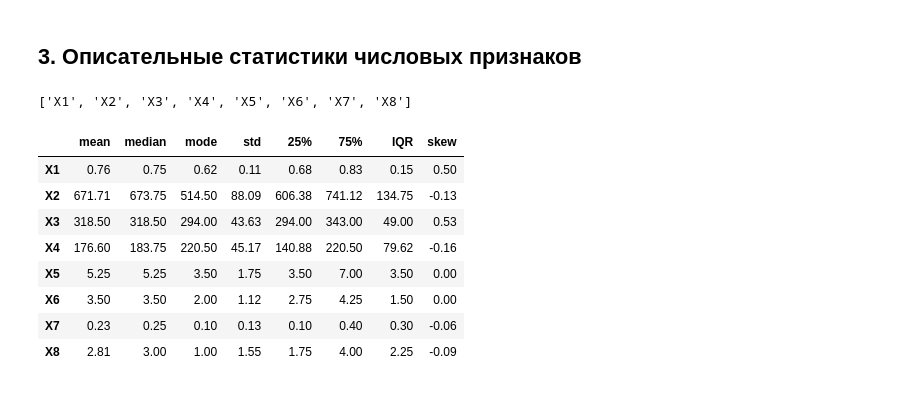
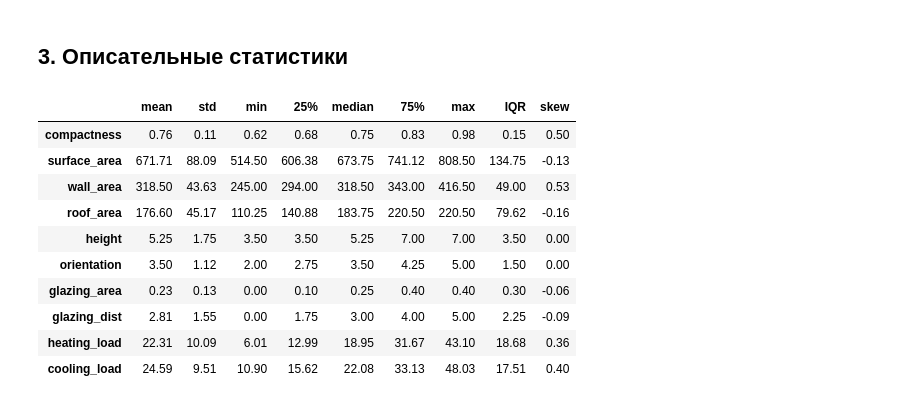
Before and after one commit to Ufguff/energy-intellectiual_systems, a Jupyter notebook: eda.ipynb, the cells around one changed output. Saved outputs shown, nothing was run; the diff lists cells and outputs as text; code cells hidden in the pictures.

```diff
--- a/eda.ipynb
+++ b/eda.ipynb
@@ -14,5 +148,5 @@ plt.rcParams["figure.dpi"] = 100
 # %%
-df = pd.read_excel("info/ENB2012_data.xlsx")
-print(df.shape)
+df = pd.read_excel("data/ENB2012_data.xlsx").rename(columns=RENAME)
+print(f"строк: {len(df)}, столбцов: {df.shape[1]}")
 df.head()
 # %% [output]
@@ -44,17 +178,2 @@ Data columns (total 10 columns):
 dtypes: float64(8), int64(2)
 memory usage: 60.1 KB
-# %%
-df.attrs["descriptions"] = {
-    "X1": "Relative Compactness",
-    "X2": "Surface Area",
-    "X3": "Wall Area",
-    "X4": "Roof Area",
-    "X5": "Overall Height",
-    "X6": "Orientation",
-    "X7": "Glazing Area",
-    "X8": "Glazing Area Distribution",
-    "Y1": "Heating Load",
-    "Y2": "Cooling Load",
-}
-
-df.attrs["descriptions"]["Y1"]
@@ -76,26 +285,23 @@ print(f"Полных дубликатов строк: {dup_count}")
 # %% [markdown]
-## 3. Описательные статистики числовых признаков
+## 3. Описательные статистики
 # %%
-num_cols = df.columns.to_list()
-for i in range(2):
-    del num_cols[-1]
+stats_table = df[FEATURES + TARGETS].describe().T
+stats_table["median"] = stats_table["50%"]
+stats_table["IQR"] = stats_table["75%"] - stats_table["25%"]
+stats_table["skew"] = df[FEATURES + TARGETS].skew()
 
-print(num_cols)
-
-stats_table = df[num_cols].describe().T
-stats_table["median"] = df[num_cols].median()
-stats_table["mode"] = df[num_cols].mode().iloc[0]
-stats_table["IQR"] = stats_table["75%"] - stats_table["25%"]
-stats_table["skew"] = df[num_cols].skew()
-stats_table[["mean", "median", "mode", "std", "25%", "75%", "IQR", "skew"]].round(2)
+stats_table[["mean", "std", "min", "25%", "median", "75%", "max", "IQR", "skew"]].round(
+    2
+)
 # %% [output]
-['X1', 'X2', 'X3', 'X4', 'X5', 'X6', 'X7', 'X8']
-|  | mean | median | mode | std | 25% | 75% | IQR | skew |
-| X1 | 0.76 | 0.75 | 0.62 | 0.11 | 0.68 | 0.83 | 0.15 | 0.50 |
-| X2 | 671.71 | 673.75 | 514.50 | 88.09 | 606.38 | 741.12 | 134.75 | -0.13 |
-| X3 | 318.50 | 318.50 | 294.00 | 43.63 | 294.00 | 343.00 | 49.00 | 0.53 |
-| X4 | 176.60 | 183.75 | 220.50 | 45.17 | 140.88 | 220.50 | 79.62 | -0.16 |
-| X5 | 5.25 | 5.25 | 3.50 | 1.75 | 3.50 | 7.00 | 3.50 | 0.00 |
-| X6 | 3.50 | 3.50 | 2.00 | 1.12 | 2.75 | 4.25 | 1.50 | 0.00 |
-| X7 | 0.23 | 0.25 | 0.10 | 0.13 | 0.10 | 0.40 | 0.30 | -0.06 |
-| X8 | 2.81 | 3.00 | 1.00 | 1.55 | 1.75 | 4.00 | 2.25 | -0.09 |
+|  | mean | std | min | 25% | median | 75% | max | IQR | skew |
+| compactness | 0.76 | 0.11 | 0.62 | 0.68 | 0.75 | 0.83 | 0.98 | 0.15 | 0.50 |
+| surface_area | 671.71 | 88.09 | 514.50 | 606.38 | 673.75 | 741.12 | 808.50 | 134.75 | -0.13 |
+| wall_area | 318.50 | 43.63 | 245.00 | 294.00 | 318.50 | 343.00 | 416.50 | 49.00 | 0.53 |
+| roof_area | 176.60 | 45.17 | 110.25 | 140.88 | 183.75 | 220.50 | 220.50 | 79.62 | -0.16 |
+| height | 5.25 | 1.75 | 3.50 | 3.50 | 5.25 | 7.00 | 7.00 | 3.50 | 0.00 |
+| orientation | 3.50 | 1.12 | 2.00 | 2.75 | 3.50 | 4.25 | 5.00 | 1.50 | 0.00 |
+| glazing_area | 0.23 | 0.13 | 0.00 | 0.10 | 0.25 | 0.40 | 0.40 | 0.30 | -0.06 |
+| glazing_dist | 2.81 | 1.55 | 0.00 | 1.75 | 3.00 | 4.00 | 5.00 | 2.25 | -0.09 |
+| heating_load | 22.31 | 10.09 | 6.01 | 12.99 | 18.95 | 31.67 | 43.10 | 18.68 | 0.36 |
+| cooling_load | 24.59 | 9.51 | 10.90 | 15.62 | 22.08 | 33.13 | 48.03 | 17.51 | 0.40 |
```
Also changed, not shown: parts of 36 cells of this notebook, 2 other files.
